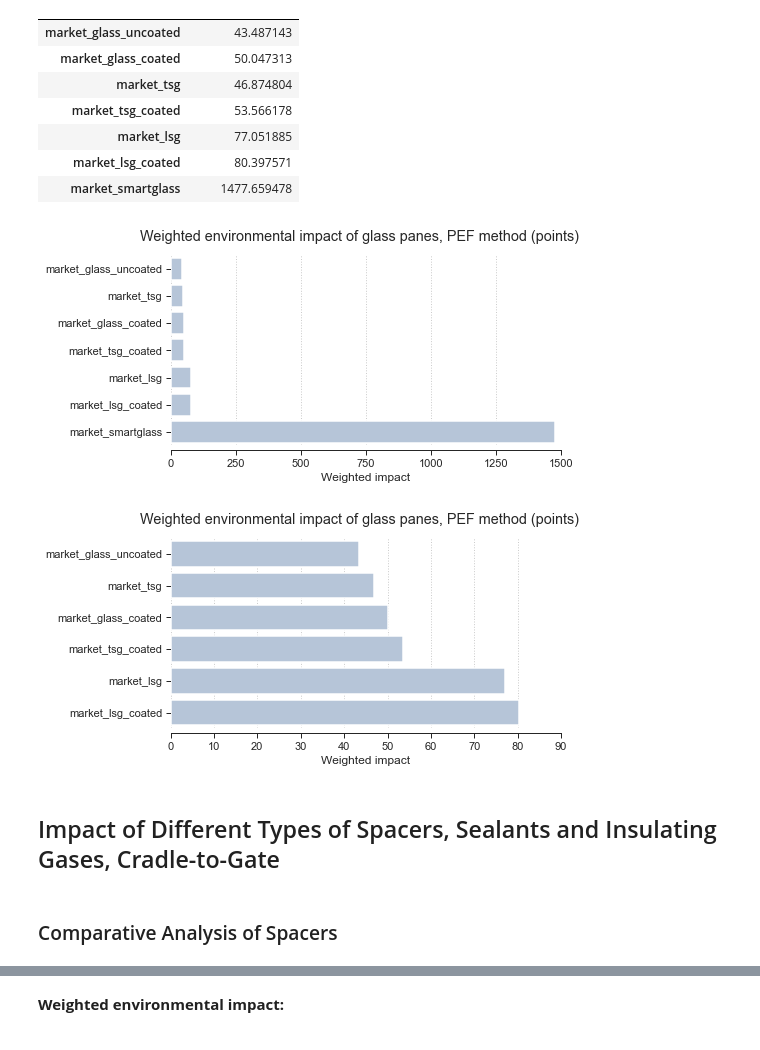
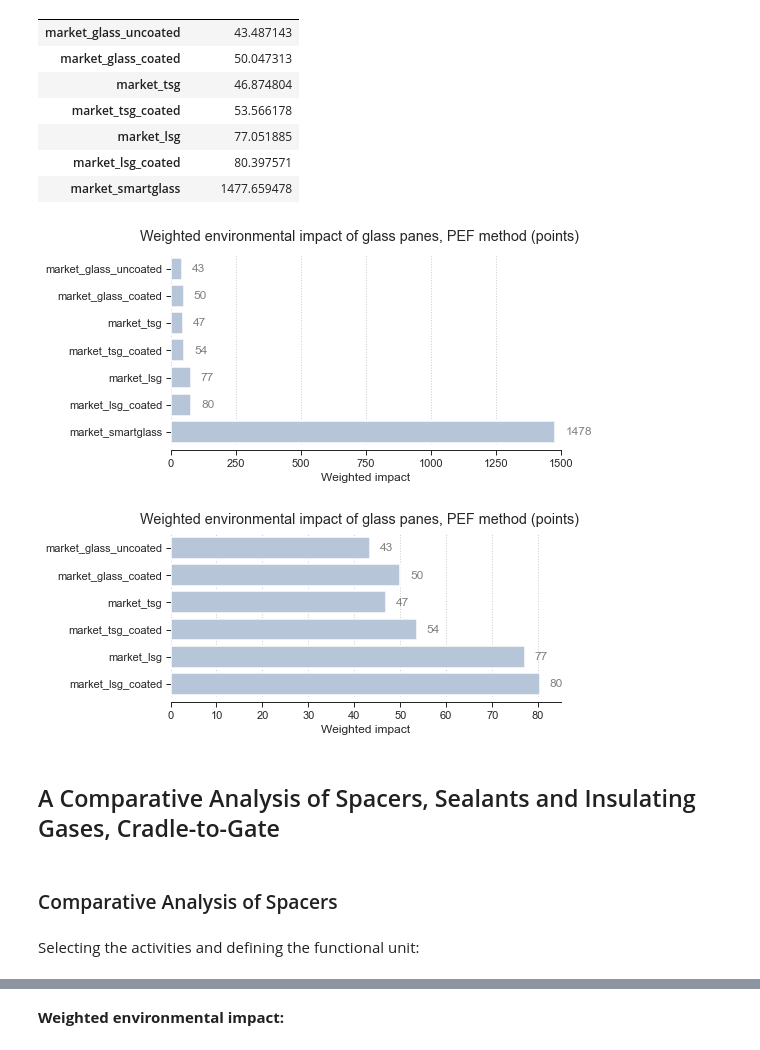
Before and after one commit to JeanSouv/LCA_IGUs, a Jupyter notebook: 02_LCA.ipynb, the cells around one changed output, grey strips where cells are left out. Cells and saved outputs as stored; diff of their text form; code cells hidden in the pictures.

Commit message:
New graph for the LCIA of IGUs, see 02_LCA

```diff
--- a/02_LCA.ipynb
+++ b/02_LCA.ipynb
@@ -853,9 +910,0 @@ Define the <font color='red'> functional unit </font> per flat glass (fg) type:
-# %%
-inv_fg_unsorted = [act for act in exldb_igu
-                   if 'market for flat glass' in act['name']
-                   ]
-
-inv_fg = sorted(inv_fg_unsorted,
-                key=lambda k: k['name'])
-
-inv_fg
@@ -1041,6 +1073,8 @@ mlca_syst_fg
 # %%
 bw.calculation_setups['calculation_setup'] = {'inv': mlca_syst_fg,
-                                              'ia': methods_full}
+                                              'ia': ls_method_full}
 
 mlca = bw.MultiLCA('calculation_setup')
+
+# Saving the results in a DataFrame:
 df_impact_mlca_fg = pd.DataFrame(data=mlca.results, columns=mlca.methods)
@@ -1206,9 +1221,15 @@ Comparison of different types of flat glass according to a single indicator calc
 # %%
 # Defining a new DataFrame with the weighted values,
 # i.e., multiplication of the impacts by df_weighting:
-df_weighted_fg = pd.DataFrame((df_impact_mlca_fg_expanded["ILCD 2.0 2018 midpoint"]
-                  .multiply(df_weighting["Weighting factor"].T, axis=1) / 100
-                 ).sum(axis=1), columns=['Weighted impact'])
+df_weighted_fg = pd.DataFrame(
+    (df_impact_mlca_fg["ILCD 2.0 2018 midpoint"]
+     .multiply(df_weighting["Weighting factor"].T, axis=1) / 100
+     ).sum(axis=1), columns=['Weighted impact']
+)
+
+df_weighted_fg = df_weighted_fg.sort_values("Weighted impact",
+                                            ascending=True
+                                            )
 
 df_weighted_fg
 # %% [output]
@@ -1225,12 +1246,12 @@ df_weighted_fg
 # Printing a barplot figure with the weighted results:
 fig, ax = plt.subplots(figsize=(7, 3.5))
 
-df_plot = df_weighted_fg.sort_values("Weighted impact", ascending=True)
+g = sns.barplot(data=df_weighted_fg,
+                x="Weighted impact",
+                y=df_weighted_fg.index,
+                color="lightsteelblue", linewidth=1.5)
 
-sns.barplot(data=df_plot,
-            x="Weighted impact",
-            y=df_plot.index,
-            color="lightsteelblue", linewidth=1.5)
+g.bar_label(g.containers[0], fmt="%.0f", padding=10, c='grey')
 
 ax.yaxis.label.set_visible(False)
 ax.grid(which='major', axis='x', linestyle=':', linewidth=1)
@@ -1243,34 +1264,36 @@ fig.suptitle('Weighted environmental impact of glass panes,'
 sns.despine(left=True, offset=5)
 plt.show()
 # %% [output]
-[figure, old version]
+[figure, new version]
 # %%
 # Printing a barplot figure with the weighted results w/o smart glass:
-fig, ax = plt.subplots(figsize=(7, 3.5))
+fig, ax = plt.subplots(figsize=(7, 3))
 
-df_plot = (df_weighted_fg.drop("market_smartglass")
-           .sort_values("Weighted impact", ascending=True)
-          )
+df_plot = df_weighted_fg.drop("market_smartglass")
 
-sns.barplot(data=df_plot,
-            x="Weighted impact",
-            y=df_plot.index,
-            color="lightsteelblue", linewidth=1.5)
+g = sns.barplot(data=df_plot,
+                x="Weighted impact",
+                y=df_plot.index,
+                color="lightsteelblue", linewidth=1.5)
+
+g.bar_label(g.containers[0], fmt="%.0f", padding=10, c='grey')
 
 ax.yaxis.label.set_visible(False)
 ax.grid(which='major', axis='x', linestyle=':', linewidth=1)
 
-ax.set_xlim(0, 90)
-plt.xticks(np.arange(0, 91, 10))
+ax.set_xlim(0, 85)
+plt.xticks(np.arange(0, 81, 10))
 
 fig.suptitle('Weighted environmental impact of glass panes,'
              ' PEF method (points)')
 sns.despine(left=True, offset=5)
 plt.show()
 # %% [output]
-[figure, old version]
+[figure, new version]
 # %% [markdown]
-## Impact of Different Types of Spacers, Sealants and Insulating Gases, Cradle-to-Gate
+## A Comparative Analysis of Spacers, Sealants and Insulating Gases, Cradle-to-Gate
 # %% [markdown]
 ### Comparative Analysis of Spacers
+# %% [markdown]
+Selecting the activities and defining the functional unit:
 # %%
```
Also changed, not shown: parts of 270 cells of this notebook, 3 other files.
